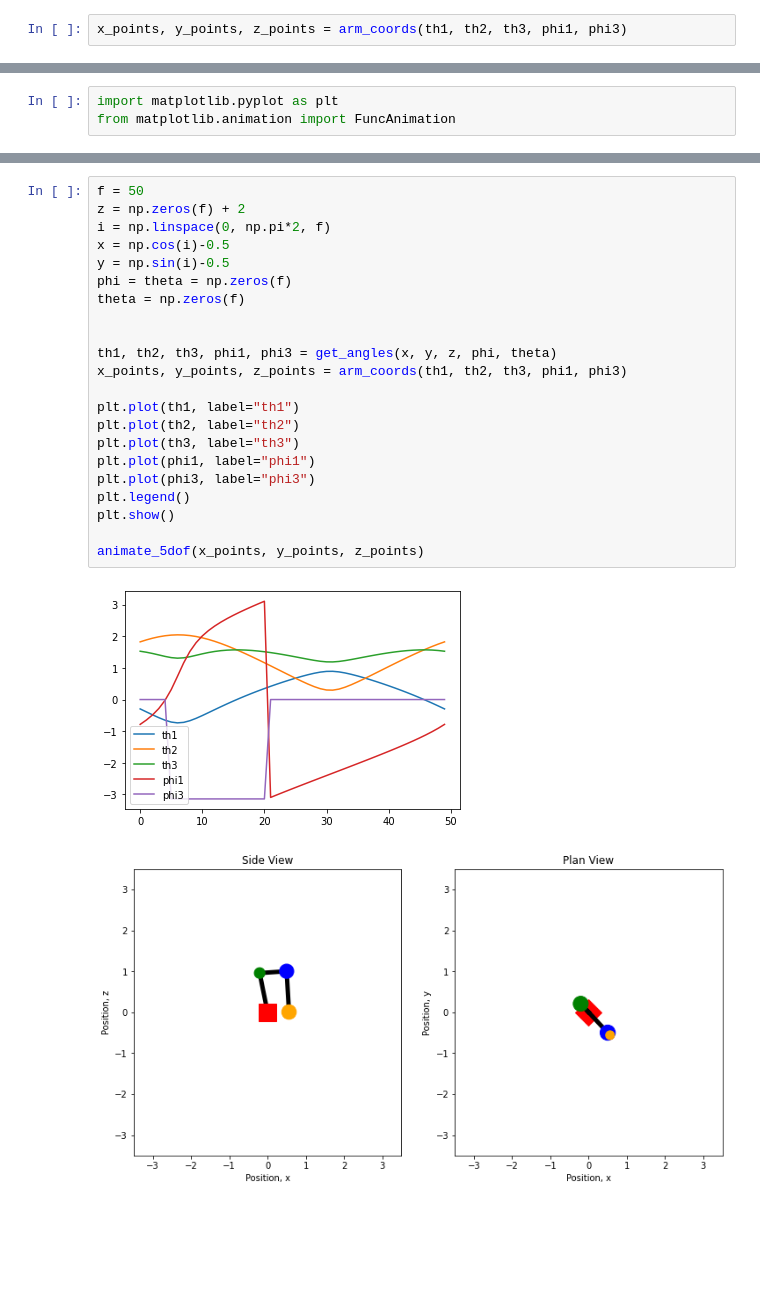
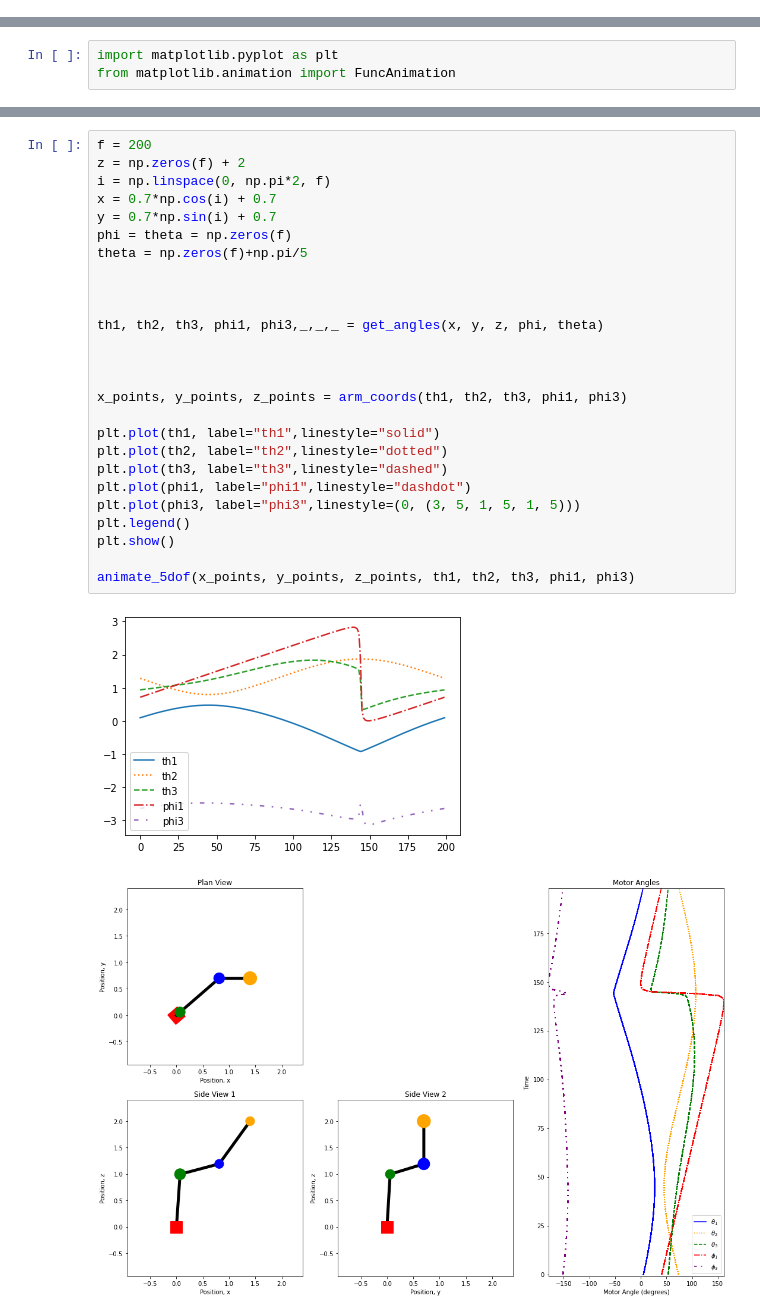
Before and after one commit to willjbourne/grabber-movement, a Jupyter notebook: numeric_kinematics.ipynb, the cells around one changed output, grey strips where cells are left out. Cells and saved outputs as stored; diff of their text form; blank space fills up the shorter version.

```diff
--- a/numeric_kinematics.ipynb
+++ b/numeric_kinematics.ipynb
@@ -72,8 +79,6 @@ def arm_coords(th1, th2, th3, phi1, phi2, r1=1, r2=1, r3=1):
     z_points = np.array([np.zeros(len(th1)), arm_1_coords[:, 2], arm_2_coords[:, 2], arm_3_coords[:, 2]]).T
 
     return x_points, y_points, z_points
-# %%
-x_points, y_points, z_points = arm_coords(th1, th2, th3, phi1, phi3)
 # %% [markdown]
 # Animation
 # %%
@@ -154,25 +197,29 @@ def animate_5dof(x_points, y_points, z_points, thAs=None, thBs=None, thCs=None,
 # %%
-f = 50
+f = 200
 z = np.zeros(f) + 2
 i = np.linspace(0, np.pi*2, f)
-x = np.cos(i)-0.5
-y = np.sin(i)-0.5
+x = 0.7*np.cos(i) + 0.7
+y = 0.7*np.sin(i) + 0.7
 phi = theta = np.zeros(f)
-theta = np.zeros(f)
+theta = np.zeros(f)+np.pi/5
 
 
-th1, th2, th3, phi1, phi3 = get_angles(x, y, z, phi, theta)
+
+th1, th2, th3, phi1, phi3,_,_,_ = get_angles(x, y, z, phi, theta)
+
+
+
 x_points, y_points, z_points = arm_coords(th1, th2, th3, phi1, phi3)
 
-plt.plot(th1, label="th1")
-plt.plot(th2, label="th2")
-plt.plot(th3, label="th3")
-plt.plot(phi1, label="phi1")
-plt.plot(phi3, label="phi3")
+plt.plot(th1, label="th1",linestyle="solid")
+plt.plot(th2, label="th2",linestyle="dotted")
+plt.plot(th3, label="th3",linestyle="dashed")
+plt.plot(phi1, label="phi1",linestyle="dashdot")
+plt.plot(phi3, label="phi3",linestyle=(0, (3, 5, 1, 5, 1, 5)))
 plt.legend()
 plt.show()
 
-animate_5dof(x_points, y_points, z_points)
+animate_5dof(x_points, y_points, z_points, th1, th2, th3, phi1, phi3)
 # %% [output]
-[figure, old version]
+[figure, new version]
-[figure, old version]
+[figure, new version]
```
Also changed, not shown: parts of 2 cells of this notebook, 2 other files.
